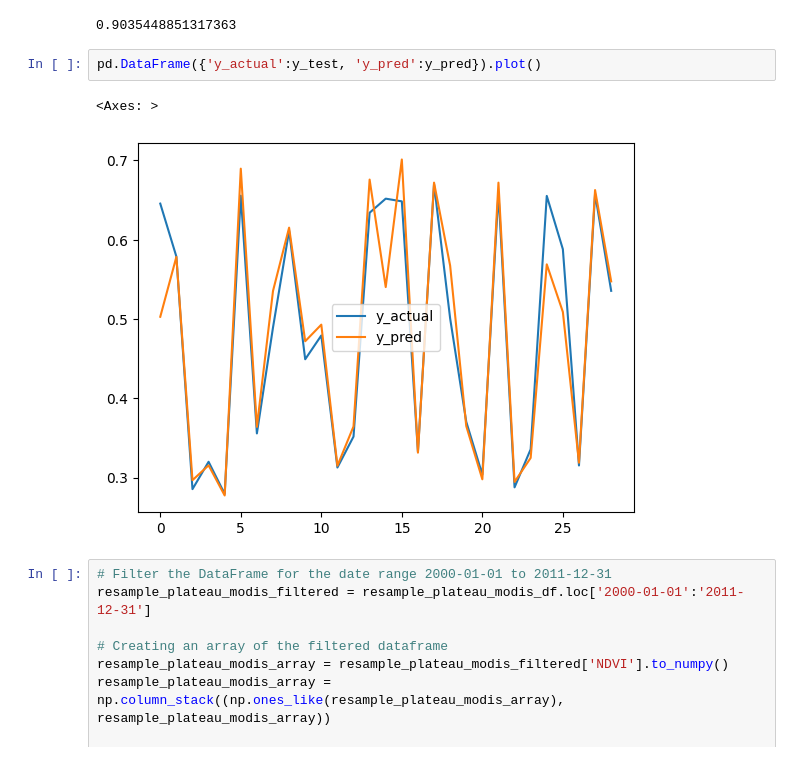
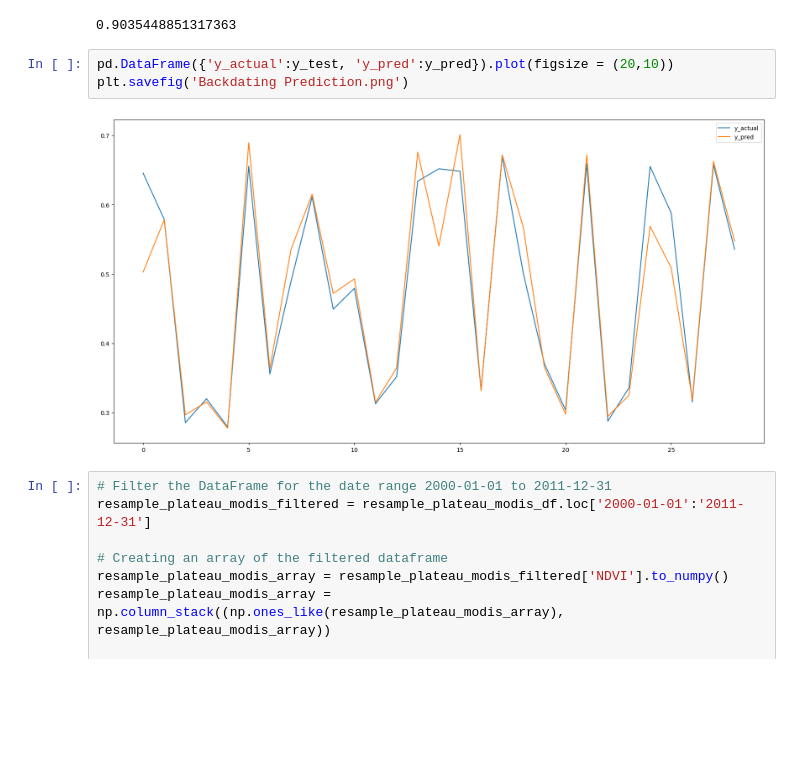
Before and after one commit to Lorraine254/Backdating_Satellite_Data, a Jupyter notebook: Backdating Satellite Data.ipynb, the cells around one changed output. Saved outputs shown, nothing was run; the diff lists cells and outputs as text; blank space fills up the shorter version.

```diff
--- a/Backdating Satellite Data.ipynb
+++ b/Backdating Satellite Data.ipynb
@@ -362,10 +385,10 @@ r2_score(y_test,y_pred)
 # %% [output]
 0.9035448851317363
 # %%
-pd.DataFrame({'y_actual':y_test, 'y_pred':y_pred}).plot()
+pd.DataFrame({'y_actual':y_test, 'y_pred':y_pred}).plot(figsize = (20,10))
+plt.savefig('Backdating Prediction.png')
 # %% [output]
-<Axes: >
-[figure, old version]
+[figure, new version]
 # %%
 # Filter the DataFrame for the date range 2000-01-01 to 2011-12-31
 resample_plateau_modis_filtered = resample_plateau_modis_df.loc['2000-01-01':'2011-12-31']
```
Also changed, not shown: parts of 7 cells of this notebook, 7 other files.
